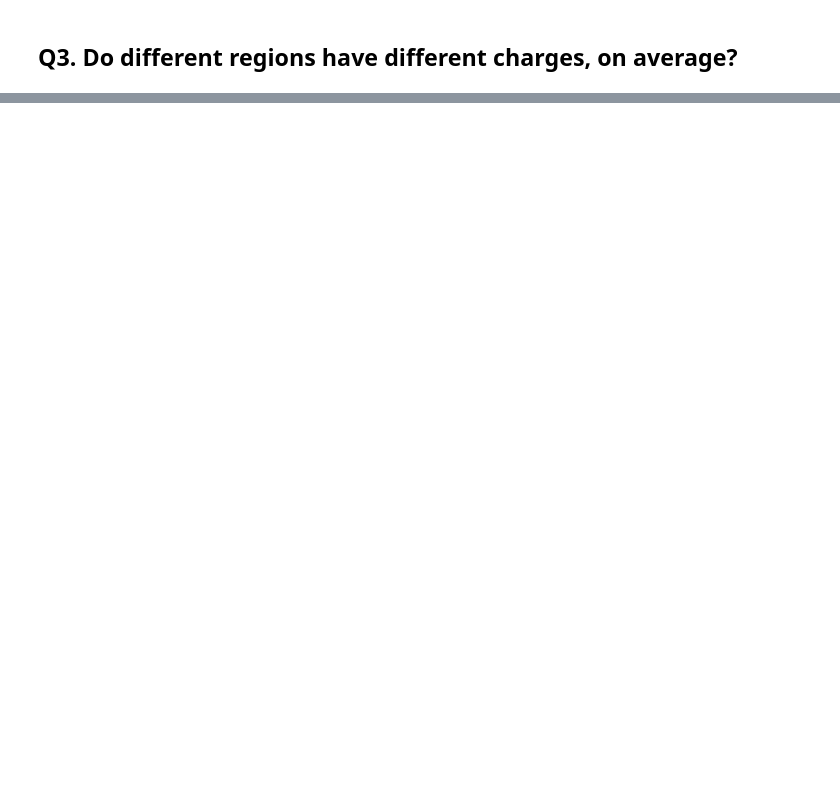
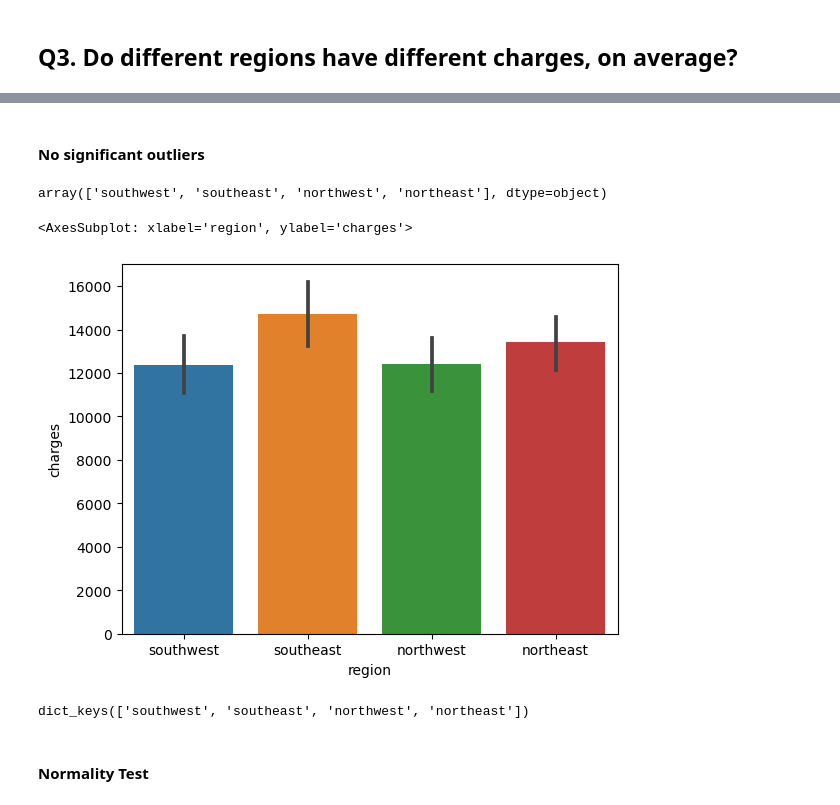
Before and after one commit to jonmessier/Learn-WK15-Hypothesis-Testing-w-Insurance-Data-CORE, a Jupyter notebook: Learn - WK15 - Hypothesis Testing with Insurance Data (CORE).ipynb, the cells around one changed output, grey strips where cells are left out. Saved outputs shown, nothing was run; the diff lists cells and outputs as text; code cells hidden in the pictures; blank space fills up the shorter version.

```diff
--- a/Learn - WK15 - Hypothesis Testing with Insurance Data (CORE).ipynb
+++ b/Learn - WK15 - Hypothesis Testing with Insurance Data (CORE).ipynb
@@ -191,0 +354,6 @@ We had a p-value < .05 for our Welch's t-test. We reject the null hypothesis and
+# %% [markdown]
+#### No significant outliers
+# %%
+df['region'].unique()
+# %% [output]
+array(['southwest', 'southeast', 'northwest', 'northeast'], dtype=object)
@@ -191,0 +365,20 @@ We had a p-value < .05 for our Welch's t-test. We reject the null hypothesis and
+# %%
+sns.barplot(data= df, x='region', y='charges')
+# %% [output]
+<AxesSubplot: xlabel='region', ylabel='charges'>
+[figure, added]
+# %%
+## Create groups dictionary. There are only 4 groups, but this is even more helpful when there are many groups
+groups = {}
+## Loop through all unique categories
+for i in df['region'].unique():
+    ## Get series for group and rename
+    data = df.loc[df['region']==i,'charges'].copy()
+
+    # save into the dictionary
+    groups[i] = data
+groups.keys()
+# %% [output]
+dict_keys(['southwest', 'southeast', 'northwest', 'northeast'])
+# %% [markdown]
+#### Normality Test
```
Also changed, not shown: parts of 50 cells of this notebook.
